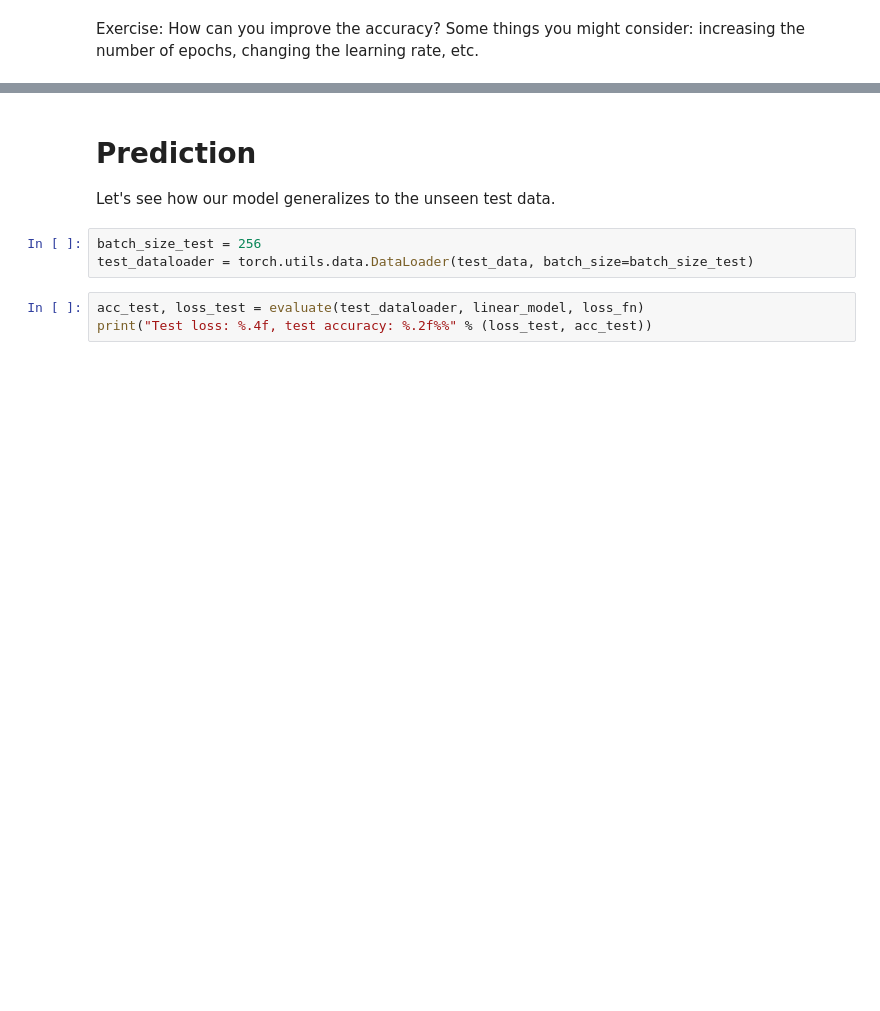
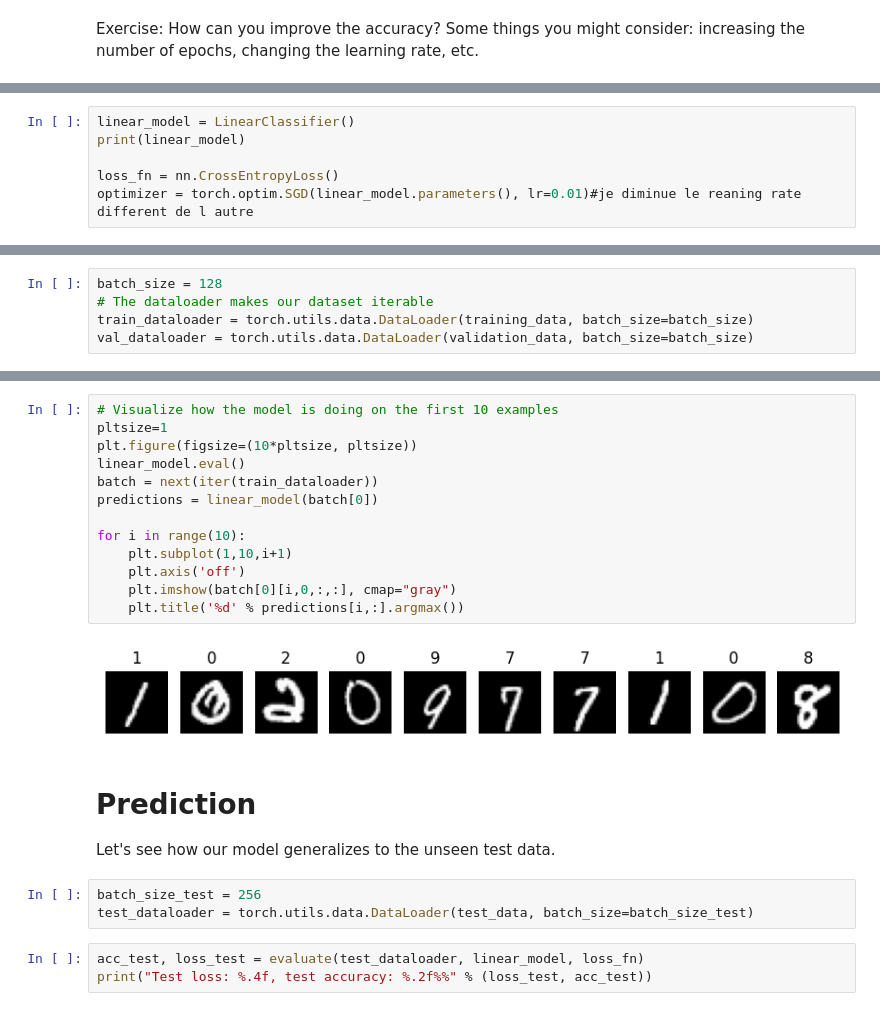
Before and after one commit to fatou29-kine/Brain-Tumor-, a Jupyter notebook: MLSS-DNN-DAY1.ipynb, the cells around one changed output, grey strips where cells are left out. Cells and saved outputs as stored; diff of their text form; blank space fills up the shorter version.

```diff
--- a/MLSS-DNN-DAY1.ipynb
+++ b/MLSS-DNN-DAY1.ipynb
@@ -403,0 +451,6 @@ Exercise: How can you improve the accuracy? Some things you might consider: incr
+# %%
+linear_model = LinearClassifier()
+print(linear_model)
+
+loss_fn = nn.CrossEntropyLoss()
+optimizer = torch.optim.SGD(linear_model.parameters(), lr=0.01)#je diminue le reaning rate different de l autre
@@ -403,0 +462,5 @@ Exercise: How can you improve the accuracy? Some things you might consider: incr
+# %%
+batch_size = 128
+# The dataloader makes our dataset iterable
+train_dataloader = torch.utils.data.DataLoader(training_data, batch_size=batch_size)
+val_dataloader = torch.utils.data.DataLoader(validation_data, batch_size=batch_size)
@@ -404,3 +553,18 @@ Exercise: How can you improve the accuracy? Some things you might consider: incr
+# %%
+# Visualize how the model is doing on the first 10 examples
+pltsize=1
+plt.figure(figsize=(10*pltsize, pltsize))
+linear_model.eval()
+batch = next(iter(train_dataloader))
+predictions = linear_model(batch[0])
+
+for i in range(10):
+    plt.subplot(1,10,i+1)
+    plt.axis('off')
+    plt.imshow(batch[0][i,0,:,:], cmap="gray")
+    plt.title('%d' % predictions[i,:].argmax())
+# %% [output]
+[figure, added]
 # %% [markdown]
 # Prediction
 
```
Also changed, not shown: parts of 19 cells of this notebook.
